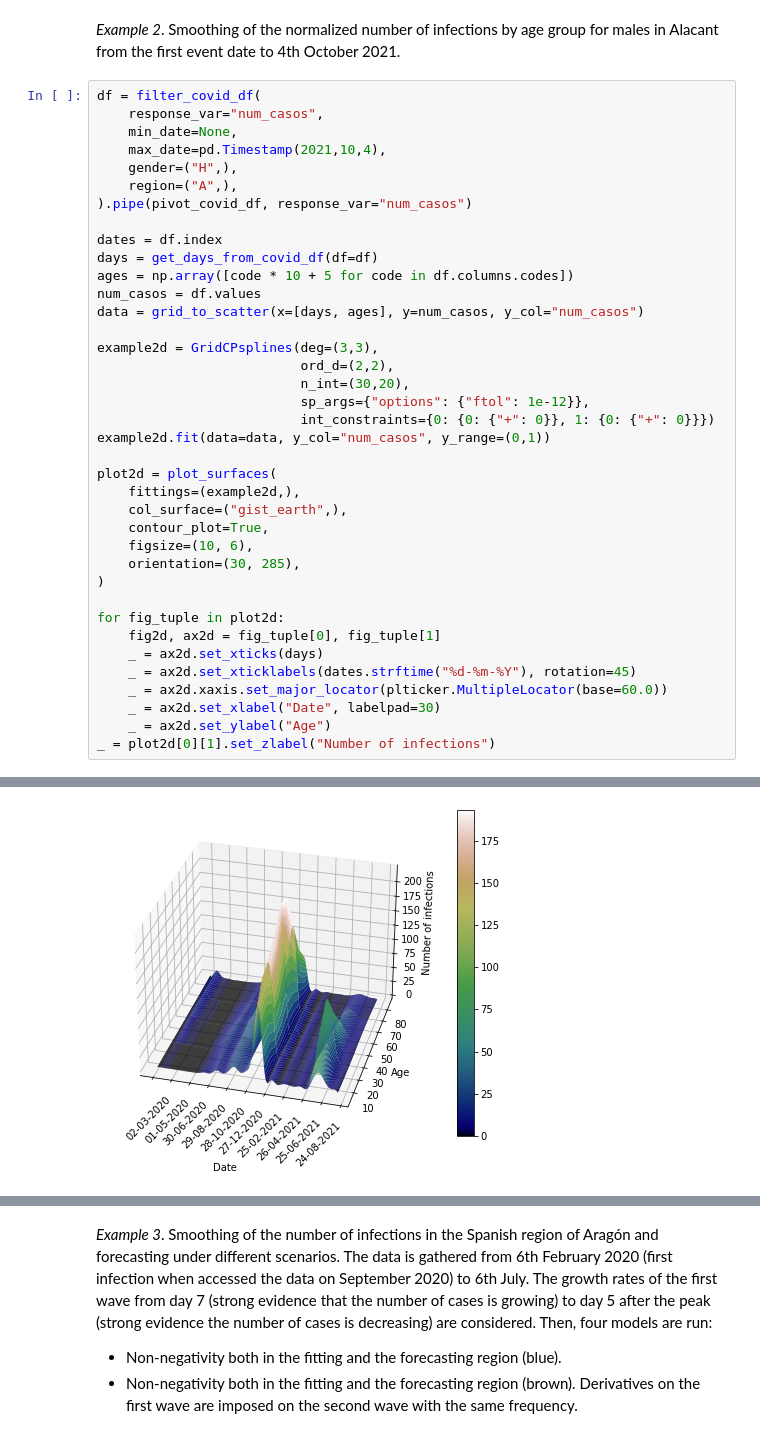
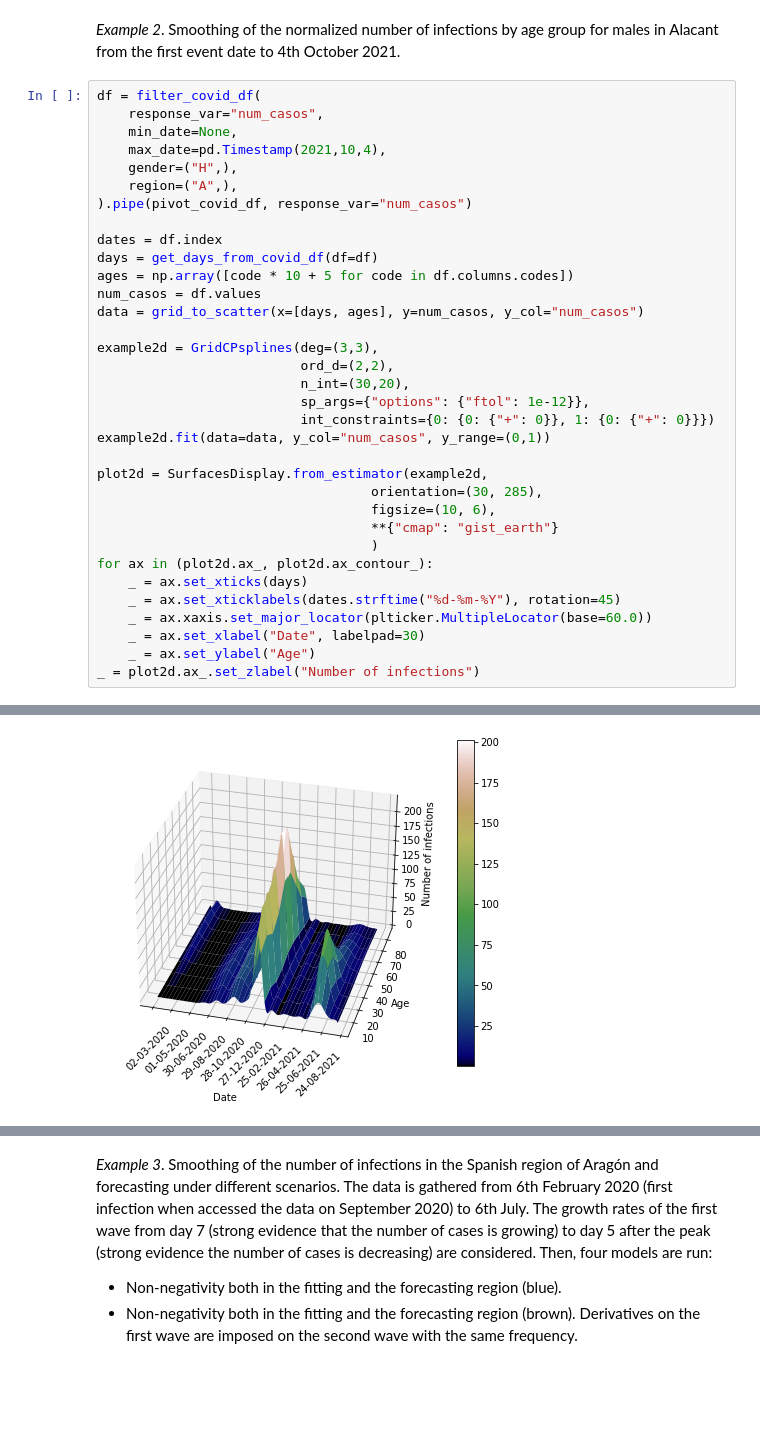
Before and after one commit to ManuelNavarroGarcia/cpsplines, a Jupyter notebook: examples/covid_data.ipynb, the cells around one changed output, grey strips where cells are left out. Saved outputs shown, nothing was run; the diff lists cells and outputs as text; blank space fills up the shorter version.

```diff
--- a/examples/covid_data.ipynb
+++ b/examples/covid_data.ipynb
@@ -84,20 +81,16 @@ example2d = GridCPsplines(deg=(3,3),
                           int_constraints={0: {0: {"+": 0}}, 1: {0: {"+": 0}}})
 example2d.fit(data=data, y_col="num_casos", y_range=(0,1))
 
-plot2d = plot_surfaces(
-    fittings=(example2d,),
-    col_surface=("gist_earth",),
-    contour_plot=True,
-    figsize=(10, 6),
-    orientation=(30, 285),
-)
-
-for fig_tuple in plot2d:
-    fig2d, ax2d = fig_tuple[0], fig_tuple[1]
-    _ = ax2d.set_xticks(days)
-    _ = ax2d.set_xticklabels(dates.strftime("%d-%m-%Y"), rotation=45)
-    _ = ax2d.xaxis.set_major_locator(plticker.MultipleLocator(base=60.0))
-    _ = ax2d.set_xlabel("Date", labelpad=30)
-    _ = ax2d.set_ylabel("Age")
-_ = plot2d[0][1].set_zlabel("Number of infections")
+plot2d = SurfacesDisplay.from_estimator(example2d,
+                                   orientation=(30, 285),
+                                   figsize=(10, 6),
+                                   **{"cmap": "gist_earth"}
+                                   )
+for ax in (plot2d.ax_, plot2d.ax_contour_):
+    _ = ax.set_xticks(days)
+    _ = ax.set_xticklabels(dates.strftime("%d-%m-%Y"), rotation=45)
+    _ = ax.xaxis.set_major_locator(plticker.MultipleLocator(base=60.0))
+    _ = ax.set_xlabel("Date", labelpad=30)
+    _ = ax.set_ylabel("Age")
+_ = plot2d.ax_.set_zlabel("Number of infections")
 # %% [output]
@@ -105 +98 @@ _ = plot2d[0][1].set_zlabel("Number of infections")
-[figure, old version]
+[figure, new version]
```
Also changed, not shown: parts of 4 cells of this notebook.
